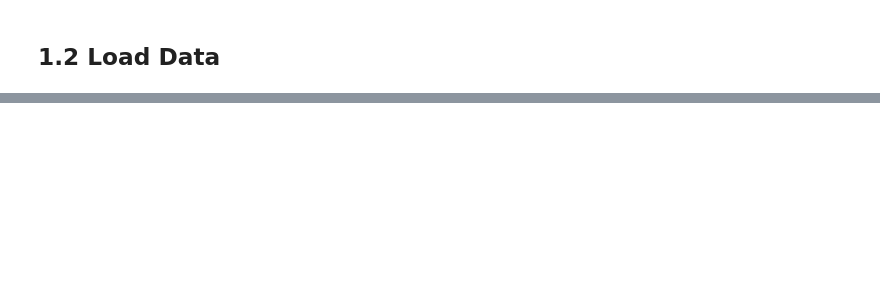
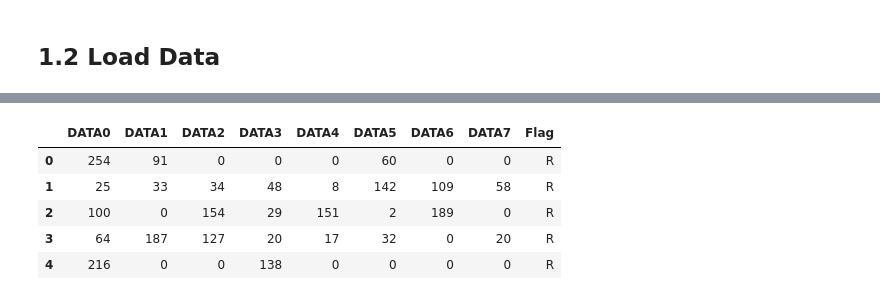
Before and after one commit to pranav-k-jha/kaggle-notebooks, a Jupyter notebook: predicting-cyberattacks-in-cav-using-ml.ipynb, the cells around one changed output, grey strips where cells are left out. Saved outputs shown, nothing was run; the diff lists cells and outputs as text; code cells hidden in the pictures; blank space fills up the shorter version.

```diff
--- a/predicting-cyberattacks-in-cav-using-ml.ipynb
+++ b/predicting-cyberattacks-in-cav-using-ml.ipynb
@@ -44,0 +122,4 @@ dos.head(10)
+# %%
+# Drop duplicate rows
+dos_df = dos_cleaned_na.drop_duplicates()
+dos_df.shape
@@ -44,0 +149,4 @@ dos.head(10)
+# %%
+# Convert hex to integers
+df = dos_df.copy()
+print(df.dtypes)
@@ -44,0 +164,3 @@ dos.head(10)
+# %%
+for col in df.columns[:-1]:  # Exclude 'Flag'
+    print(f"{col} unique values: {df[col].unique()[:10]}")  # Show first 10 unique values
@@ -44,0 +176,19 @@ dos.head(10)
+# %%
+def hex_to_int(x):
+    try:
+        return int(str(x).strip(), 16)  # Ensure string format and remove spaces
+    except ValueError:
+        return np.nan  # Assign NaN for invalid values
+
+df = dos_df.copy()
+for col in df.columns[:-1]:  # Exclude 'Flag'
+    df[col] = df[col].apply(hex_to_int)
+# %%
+df.head()
+# %% [output]
+|  | DATA0 | DATA1 | DATA2 | DATA3 | DATA4 | DATA5 | DATA6 | DATA7 | Flag |
+| 0 | 254 | 91 | 0 | 0 | 0 | 60 | 0 | 0 | R |
+| 1 | 25 | 33 | 34 | 48 | 8 | 142 | 109 | 58 | R |
+| 2 | 100 | 0 | 154 | 29 | 151 | 2 | 189 | 0 | R |
+| 3 | 64 | 187 | 127 | 20 | 17 | 32 | 0 | 20 | R |
+| 4 | 216 | 0 | 0 | 138 | 0 | 0 | 0 | 0 | R |
```
Also changed, not shown: parts of 22 cells of this notebook.
